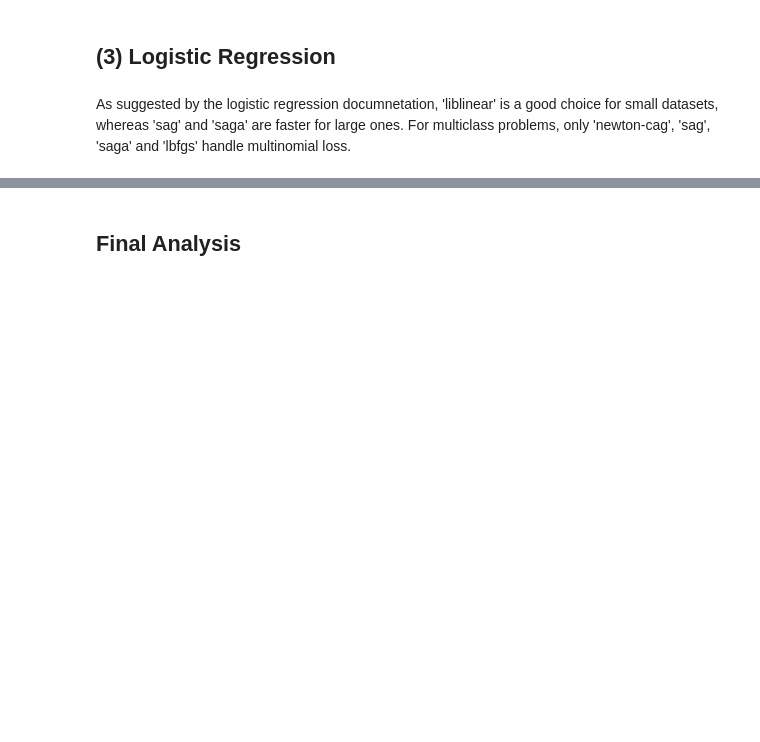
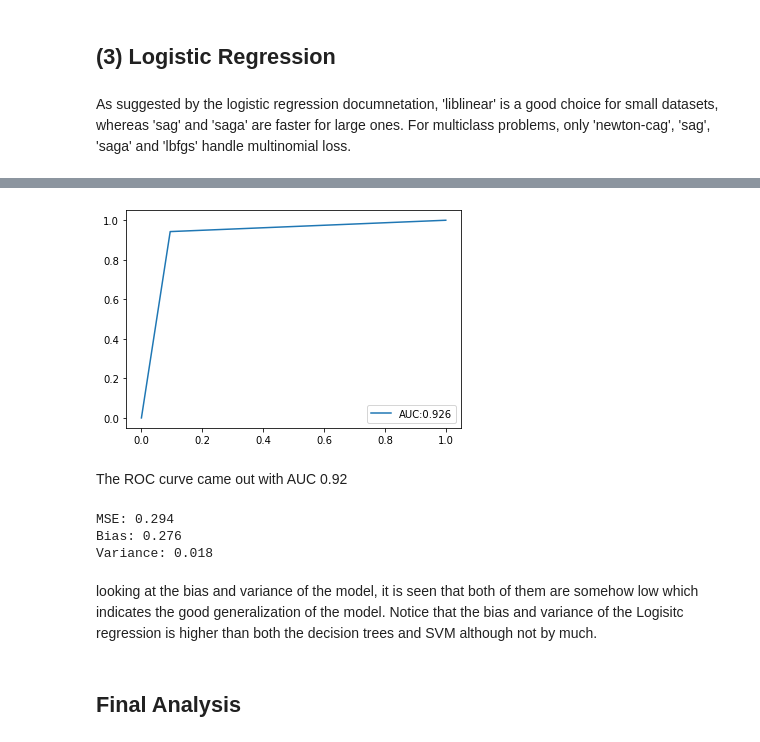
Before and after one commit to OdyAsh/ml-problems, a Jupyter notebook: Assignment 2/Farah 194233/PhishingWebsites - WeakLearners.ipynb, the cells around one changed output, grey strips where cells are left out. Cells and saved outputs as stored; diff of their text form; code cells hidden in the pictures; blank space fills up the shorter version.

```diff
--- a/Assignment 2/Farah 194233/PhishingWebsites - WeakLearners.ipynb
+++ b/Assignment 2/Farah 194233/PhishingWebsites - WeakLearners.ipynb
@@ -523,3 +538,27 @@ plt.show()
+# %%
+auc = roc_auc_score(y_pred_lr, y_test)
+
+fpr, tpr, thresholds = roc_curve(y_test, y_pred_lr)
+plt.plot(fpr, tpr,label ='AUC:%.3f'%auc)
+
+plt.legend(loc=4)
+plt.show()
+# %% [output]
+[figure, added]
+# %% [markdown]
+The ROC curve came out with AUC 0.92
+# %%
+mse, bias, var = bias_variance_decomp\
+(model, x_train.values, y_train.values, x_test.values, y_test.values, loss='mse', num_rounds=20, random_seed=42)
+print('MSE: %.3f' % mse)
+print('Bias: %.3f' % bias)
+print('Variance: %.3f' % var)
+# %% [output]
+MSE: 0.294
+Bias: 0.276
+Variance: 0.018
+# %% [markdown]
+looking at the bias and variance of the model, it is seen that both of them are somehow low which indicates the good generalization of the model. Notice that the bias and variance of the Logisitc regression is higher than both the decision trees and SVM although not by much.
 # %% [markdown]
 ## Final Analysis
 # %% [markdown]
```
Also changed, not shown: parts of 38 cells of this notebook.
